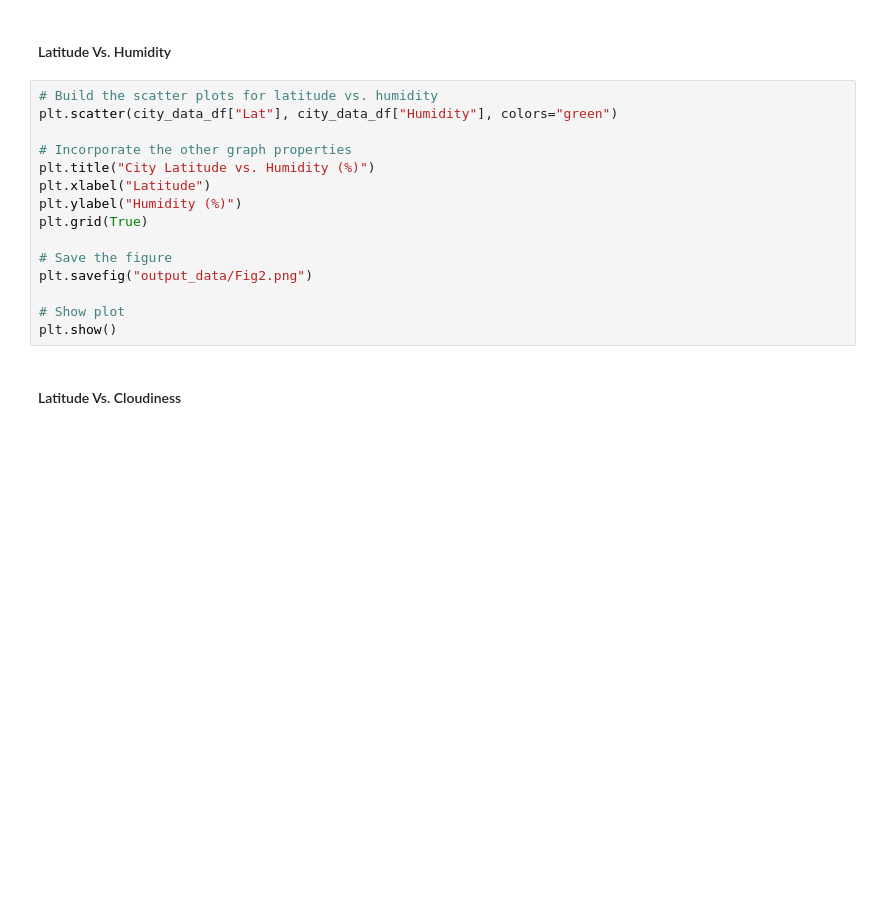
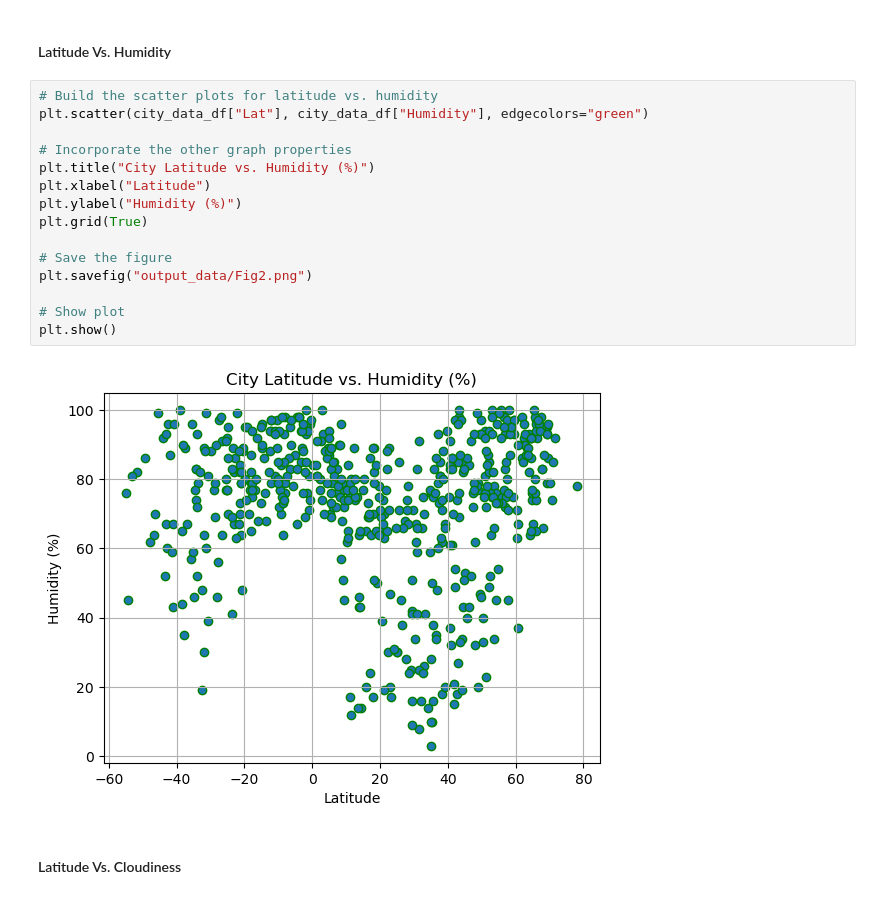
Before and after one commit to annamikulich/OpenWeather-GeoAnalysis, a Jupyter notebook: WeatherPy/WeatherPy.ipynb, the cells around one changed output. Drawn from its saved outputs; the diff is of its cells as text; blank space fills up the shorter version.

```diff
--- a/WeatherPy/WeatherPy.ipynb
+++ b/WeatherPy/WeatherPy.ipynb
@@ -193,19 +212,21 @@ KeyError: 'Lat'
 #### Latitude Vs. Humidity
 # %%
 # Build the scatter plots for latitude vs. humidity
-plt.scatter(city_data_df["Lat"], city_data_df["Humidity"], colors="green")
+plt.scatter(city_data_df["Lat"], city_data_df["Humidity"], edgecolors="green")
 
 # Incorporate the other graph properties
 plt.title("City Latitude vs. Humidity (%)")
 plt.xlabel("Latitude")
 plt.ylabel("Humidity (%)")
 plt.grid(True)
 
 # Save the figure
 plt.savefig("output_data/Fig2.png")
 
 # Show plot
 plt.show()
+# %% [output]
+[figure, added]
 # %% [markdown]
 #### Latitude Vs. Cloudiness
 # %%
```
Also changed, not shown: parts of 27 cells of this notebook, 1 other file.
